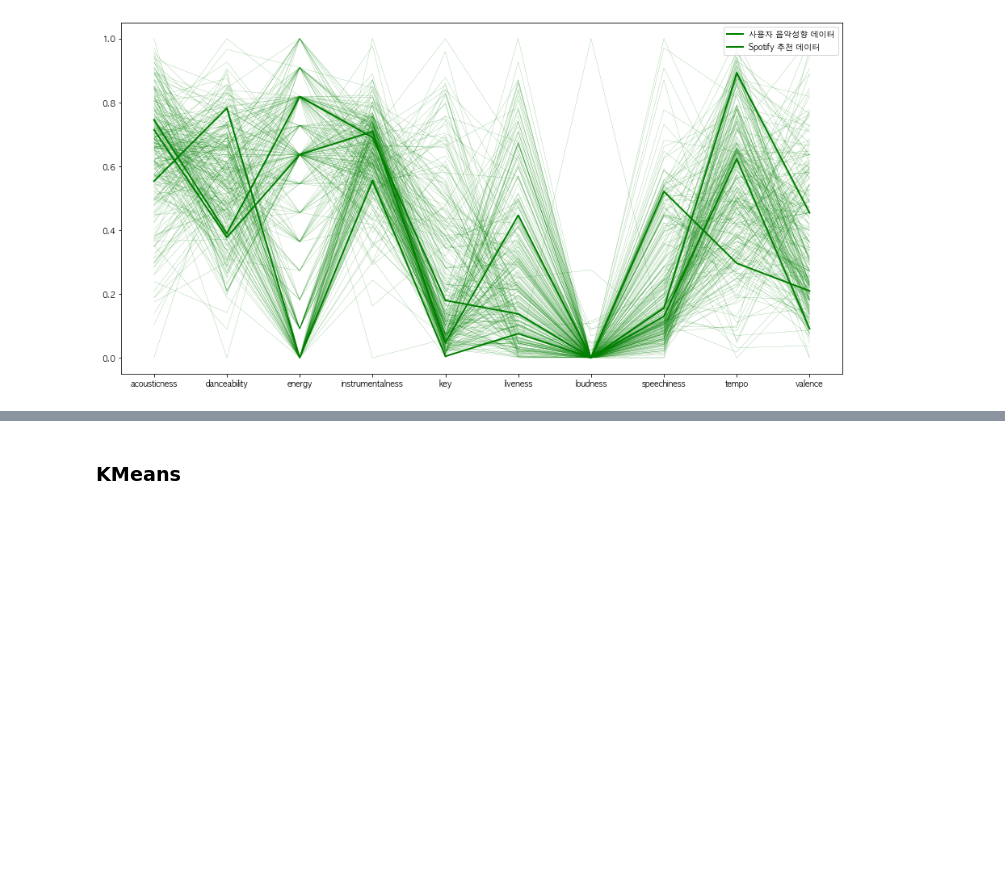
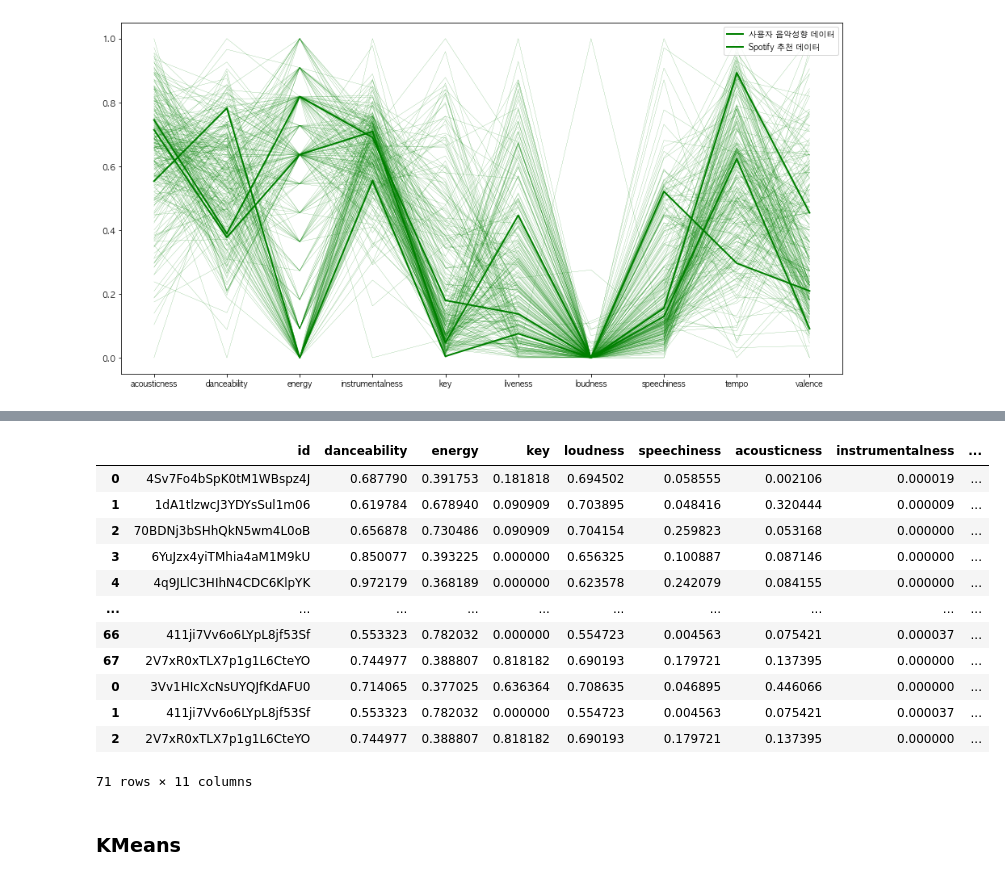
Before and after one commit to formegusto/research-muletter, a Jupyter notebook: pt1. MuLetter Service Researching.ipynb, the cells around one changed output, grey strips where cells are left out. Saved outputs shown, nothing was run; the diff lists cells and outputs as text; code cells hidden in the pictures; blank space fills up the shorter version.

```diff
--- a/pt1. MuLetter Service Researching.ipynb
+++ b/pt1. MuLetter Service Researching.ipynb
@@ -145,3 +214,37 @@ kmeans2.ecv
+# %%
+norm_features = _norm_features.copy()
+# %%
+reco_mem = np.array([])
+
+reco_ids = dp.music_filtering2(sel_tracks, norm_features, kmeans2)
+_norm_features = norm_features.copy()
+# %%
+if reco_ids.size > 50:
+    norm_features = norm_features.set_index("id").loc[reco_ids].reset_index("id")
+    sel_features = _norm_features.set_index("id").loc[sel_tracks['id']].reset_index("id")
+elif reco_ids.size < 40:
+    reco_mem
+    norm_features = norm_features.set_index("id").drop(reco_ids).reset_index("id")
+    sel_features = _norm_features.set_index("id").loc[sel_tracks['id']].reset_index("id")
+
+norm_features = pd.concat([norm_features, sel_features])
+# norm_features
+# %%
+norm_features
+# %% [output]
+|  | id | danceability | energy | key | loudness | speechiness | acousticness | instrumentalness | ... |
+| 0 | 4Sv7Fo4bSpK0tM1WBspz4J | 0.687790 | 0.391753 | 0.181818 | 0.694502 | 0.058555 | 0.002106 | 0.000019 | ... |
+| 1 | 1dA1tlzwcJ3YDYsSul1m06 | 0.619784 | 0.678940 | 0.090909 | 0.703895 | 0.048416 | 0.320444 | 0.000009 | ... |
+| 2 | 70BDNj3bSHhQkN5wm4L0oB | 0.656878 | 0.730486 | 0.090909 | 0.704154 | 0.259823 | 0.053168 | 0.000000 | ... |
+| 3 | 6YuJzx4yiTMhia4aM1M9kU | 0.850077 | 0.393225 | 0.000000 | 0.656325 | 0.100887 | 0.087146 | 0.000000 | ... |
+| 4 | 4q9JLlC3HIhN4CDC6KlpYK | 0.972179 | 0.368189 | 0.000000 | 0.623578 | 0.242079 | 0.084155 | 0.000000 | ... |
+| ... | ... | ... | ... | ... | ... | ... | ... | ... | ... |
+| 66 | 411ji7Vv6o6LYpL8jf53Sf | 0.553323 | 0.782032 | 0.000000 | 0.554723 | 0.004563 | 0.075421 | 0.000037 | ... |
+| 67 | 2V7xR0xTLX7p1g1L6CteYO | 0.744977 | 0.388807 | 0.818182 | 0.690193 | 0.179721 | 0.137395 | 0.000000 | ... |
+| 0 | 3Vv1HIcXcNsUYQJfKdAFU0 | 0.714065 | 0.377025 | 0.636364 | 0.708635 | 0.046895 | 0.446066 | 0.000000 | ... |
+| 1 | 411ji7Vv6o6LYpL8jf53Sf | 0.553323 | 0.782032 | 0.000000 | 0.554723 | 0.004563 | 0.075421 | 0.000037 | ... |
+| 2 | 2V7xR0xTLX7p1g1L6CteYO | 0.744977 | 0.388807 | 0.818182 | 0.690193 | 0.179721 | 0.137395 | 0.000000 | ... |
+71 rows × 11 columns
 # %% [markdown]
 ### KMeans
 # %%
```
Also changed, not shown: parts of 15 cells of this notebook, 2 other files.
